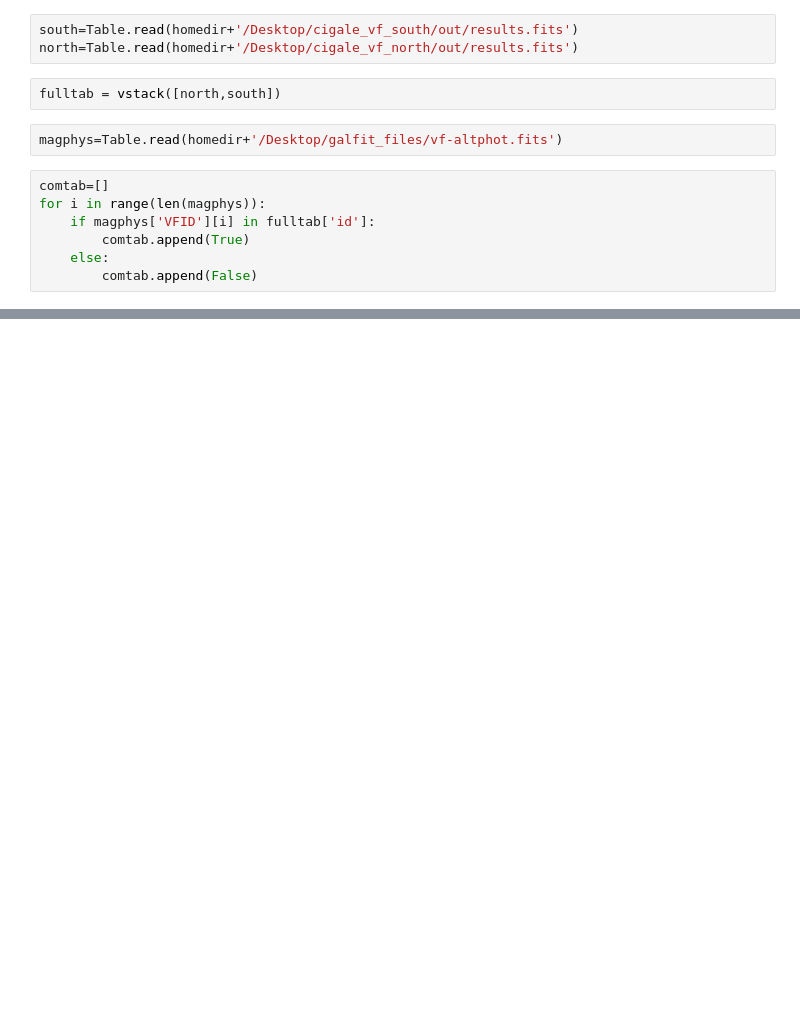
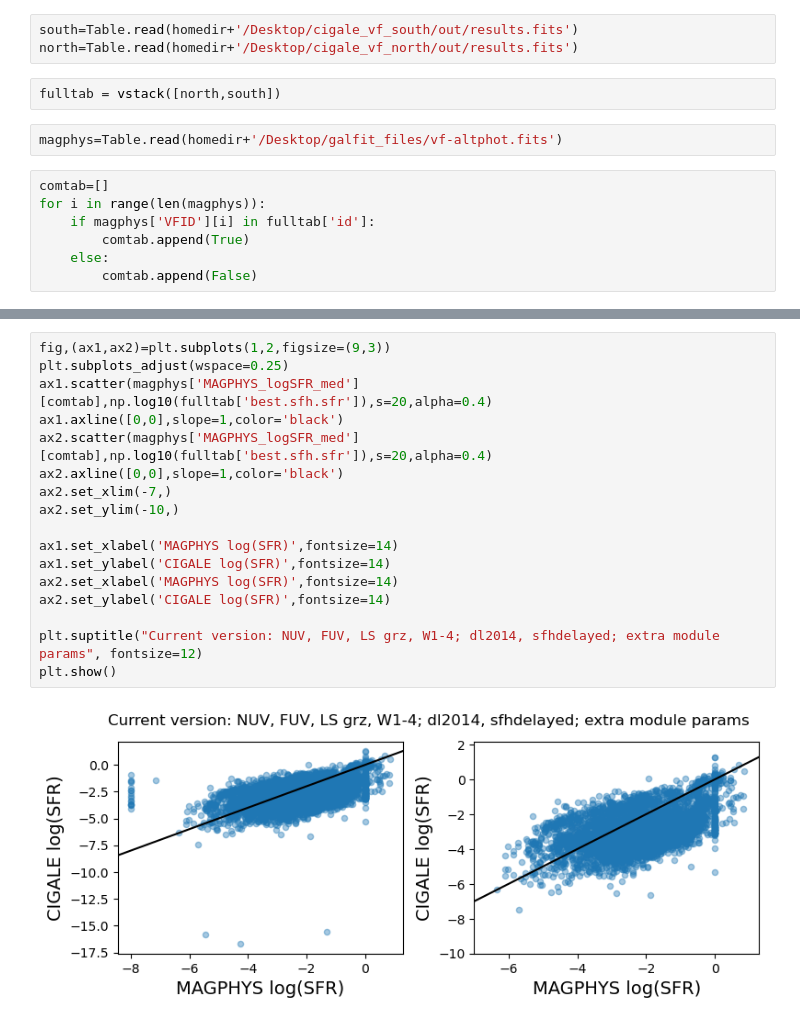
Before and after one commit to gammaspire/wisesize, a Jupyter notebook: wiseseds/gen_input_files.ipynb, the cells around one changed output, grey strips where cells are left out. Drawn from its saved outputs; the diff is of its cells as text; blank space fills up the shorter version.

```diff
--- a/wiseseds/gen_input_files.ipynb
+++ b/wiseseds/gen_input_files.ipynb
@@ -204,3 +213,22 @@ plt.show()
+# %%
+fig,(ax1,ax2)=plt.subplots(1,2,figsize=(9,3))
+plt.subplots_adjust(wspace=0.25)
+ax1.scatter(magphys['MAGPHYS_logSFR_med'][comtab],np.log10(fulltab['best.sfh.sfr']),s=20,alpha=0.4)
+ax1.axline([0,0],slope=1,color='black')
+ax2.scatter(magphys['MAGPHYS_logSFR_med'][comtab],np.log10(fulltab['best.sfh.sfr']),s=20,alpha=0.4)
+ax2.axline([0,0],slope=1,color='black')
+ax2.set_xlim(-7,)
+ax2.set_ylim(-10,)
+
+ax1.set_xlabel('MAGPHYS log(SFR)',fontsize=14)
+ax1.set_ylabel('CIGALE log(SFR)',fontsize=14)
+ax2.set_xlabel('MAGPHYS log(SFR)',fontsize=14)
+ax2.set_ylabel('CIGALE log(SFR)',fontsize=14)
+
+plt.suptitle("Current version: NUV, FUV, LS grz, W1-4; dl2014, sfhdelayed; extra module params", fontsize=12)
+plt.show()
+# %% [output]
+[figure, added]
 # %%
 np.log10(fulltab[fulltab['id']=='VFID0005']['best.stellar.m_star'])
 # %% [output]
```
Also changed, not shown: parts of 7 cells of this notebook, 1 other file.
